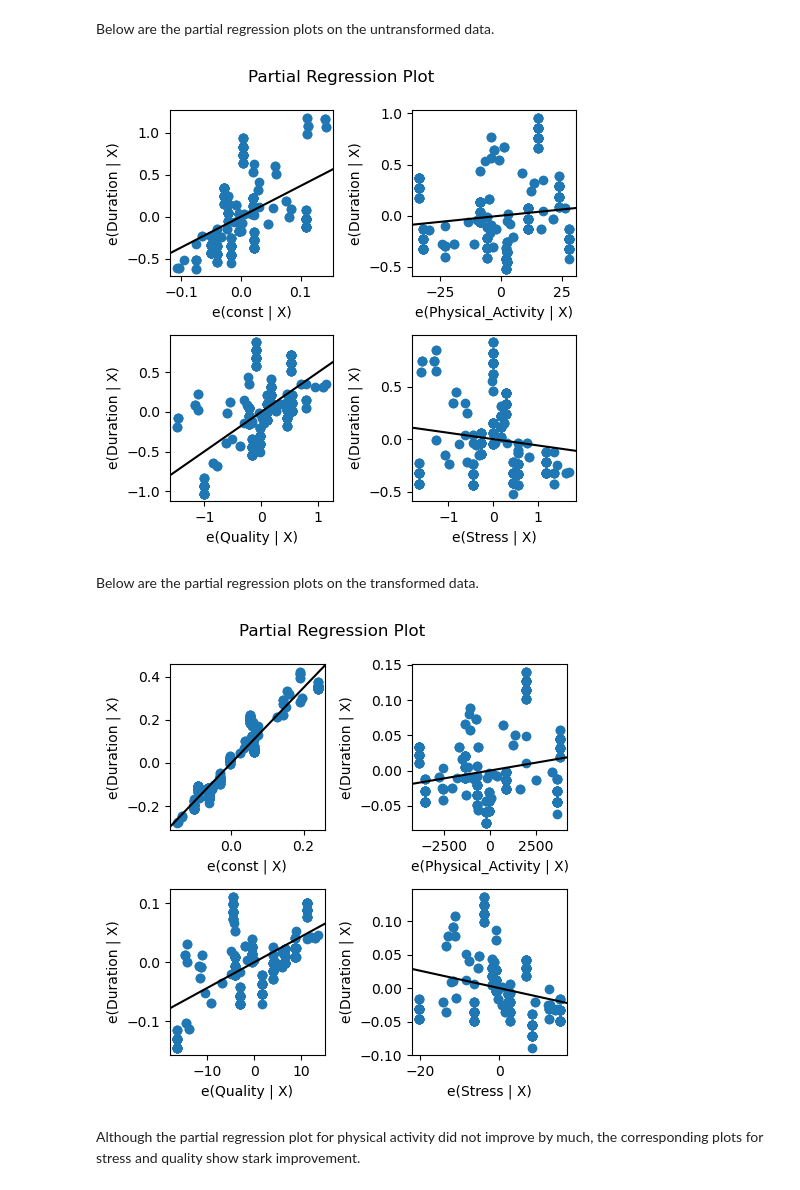
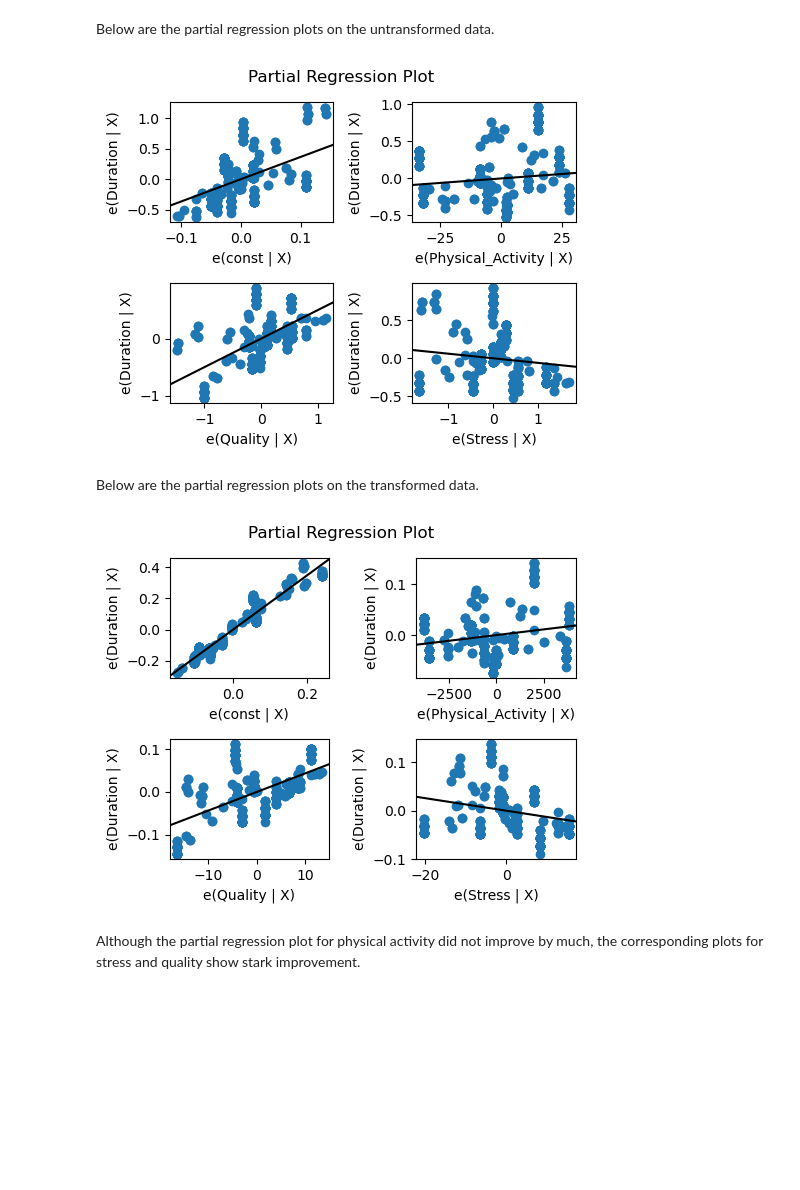
Before and after one commit to eric-y33/Math360-MAGC3, a Jupyter notebook: Final.ipynb, the cells around one changed output. Saved outputs shown, nothing was run; the diff lists cells and outputs as text; code cells hidden in the pictures; blank space fills up the shorter version.

```diff
--- a/Final.ipynb
+++ b/Final.ipynb
@@ -131,22 +133,22 @@ The final model’s residual-versus-covariate plot for Physical Activity improve
 Below are the partial regression plots on the untransformed data.
 # %%
 # Plot 1 (Partial Regression Plots on Untransformed Data)
-fig = plt.figure(figsize=(5,5))
+fig = plt.figure(figsize=(5,4))
 sm.graphics.plot_partregress_grid(reg,fig=fig)
 plt.subplots_adjust(top=0.9)
 plt.show()
 # %% [output]
-[figure, old version]
+[figure, new version]
 # %% [markdown]
 Below are the partial regression plots on the transformed data.
 # %%
 # Plot 2 (Partial Regression Plots on Transformed Data)
-fig = plt.figure(figsize=(5,5))
+fig = plt.figure(figsize=(5,4))
 sm.graphics.plot_partregress_grid(reg_transformed,fig=fig)
 plt.subplots_adjust(top=0.9)
 plt.show()
 # %% [output]
-[figure, old version]
+[figure, new version]
 # %% [markdown]
 Although the partial regression plot for physical activity did not improve by much, the corresponding plots for stress and quality show stark improvement.
 # %%
```
Also changed, not shown: parts of 1 cell of this notebook.
